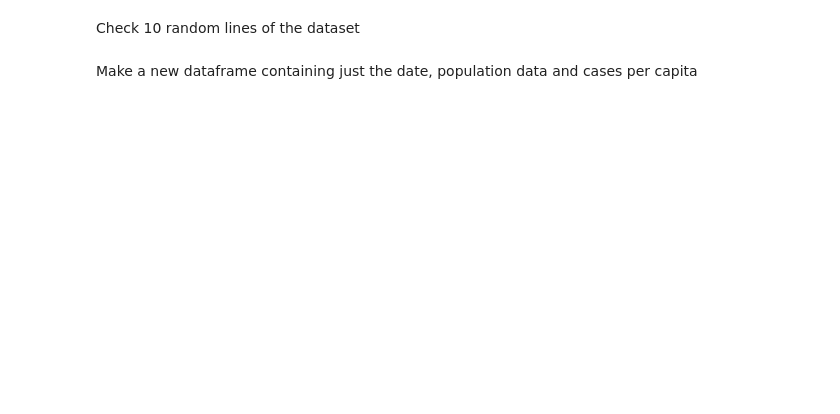
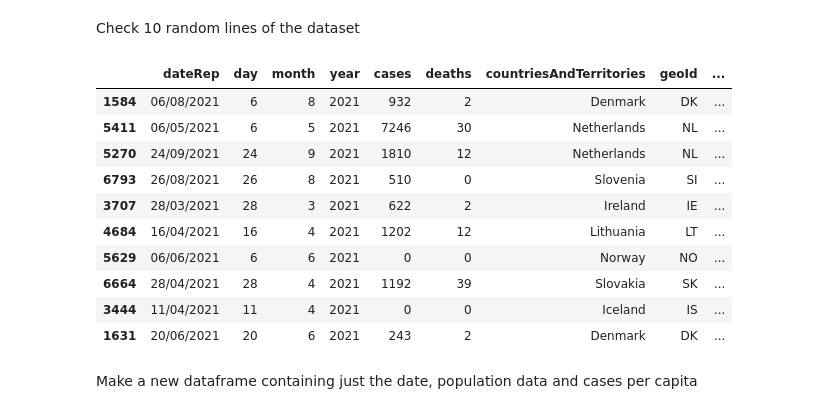
Before and after one commit to phoede/hello-project, a Jupyter notebook: Pandas/Pandas.ipynb, the cells around one changed output. Drawn from its saved outputs; the diff is of its cells as text; code cells hidden in the pictures; blank space fills up the shorter version.

```diff
--- a/Pandas/Pandas.ipynb
+++ b/Pandas/Pandas.ipynb
@@ -279,4 +326,18 @@ Show the last 15 lines
 # %% [markdown]
 Check 10 random lines of the dataset
+# %%
+df.sample(10)
+# %% [output]
+|  | dateRep | day | month | year | cases | deaths | countriesAndTerritories | geoId | ... |
+| 1584 | 06/08/2021 | 6 | 8 | 2021 | 932 | 2 | Denmark | DK | ... |
+| 5411 | 06/05/2021 | 6 | 5 | 2021 | 7246 | 30 | Netherlands | NL | ... |
+| 5270 | 24/09/2021 | 24 | 9 | 2021 | 1810 | 12 | Netherlands | NL | ... |
+| 6793 | 26/08/2021 | 26 | 8 | 2021 | 510 | 0 | Slovenia | SI | ... |
+| 3707 | 28/03/2021 | 28 | 3 | 2021 | 622 | 2 | Ireland | IE | ... |
+| 4684 | 16/04/2021 | 16 | 4 | 2021 | 1202 | 12 | Lithuania | LT | ... |
+| 5629 | 06/06/2021 | 6 | 6 | 2021 | 0 | 0 | Norway | NO | ... |
+| 6664 | 28/04/2021 | 28 | 4 | 2021 | 1192 | 39 | Slovakia | SK | ... |
+| 3444 | 11/04/2021 | 11 | 4 | 2021 | 0 | 0 | Iceland | IS | ... |
+| 1631 | 20/06/2021 | 20 | 6 | 2021 | 243 | 2 | Denmark | DK | ... |
 # %% [markdown]
 Make a new dataframe containing just the date, population data and cases per capita
```
Also changed, not shown: parts of 5 cells of this notebook.
